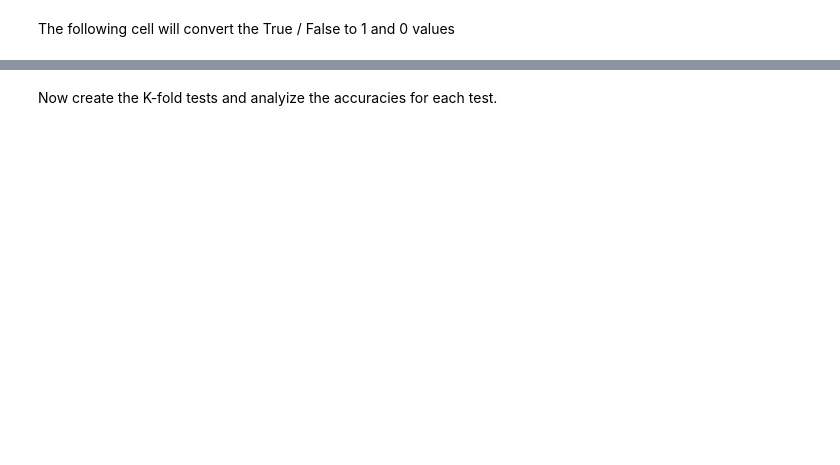
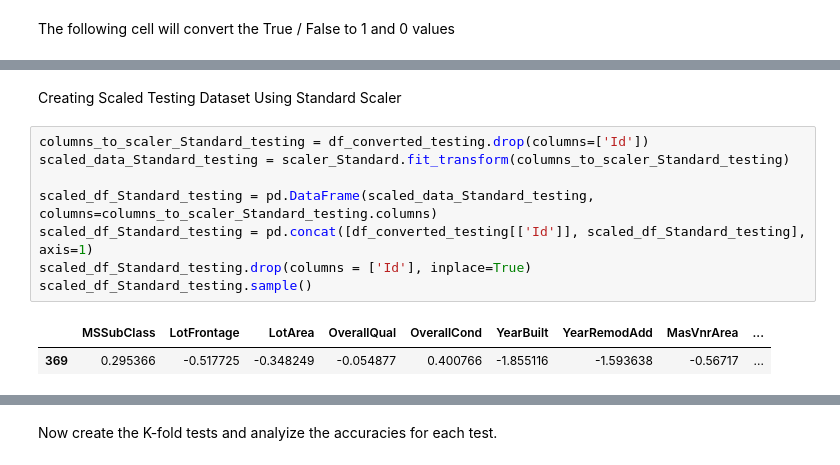
Before and after one commit to Thet-Wai-123/Capstone-Project, a Jupyter notebook: House Prices Regression.ipynb, the cells around one changed output, grey strips where cells are left out. Drawn from its saved outputs; the diff is of its cells as text; blank space fills up the shorter version.

```diff
--- a/House Prices Regression.ipynb
+++ b/House Prices Regression.ipynb
@@ -213 +272,14 @@ scaled_df_Standard.sample()
+# %% [markdown]
+Creating Scaled Testing Dataset Using Standard Scaler
+# %%
+columns_to_scaler_Standard_testing = df_converted_testing.drop(columns=['Id'])
+scaled_data_Standard_testing = scaler_Standard.fit_transform(columns_to_scaler_Standard_testing)
+
+scaled_df_Standard_testing = pd.DataFrame(scaled_data_Standard_testing, columns=columns_to_scaler_Standard_testing.columns)
+scaled_df_Standard_testing = pd.concat([df_converted_testing[['Id']], scaled_df_Standard_testing], axis=1)
+scaled_df_Standard_testing.drop(columns = ['Id'], inplace=True)
+scaled_df_Standard_testing.sample()
+# %% [output]
+|  | MSSubClass | LotFrontage | LotArea | OverallQual | OverallCond | YearBuilt | YearRemodAdd | MasVnrArea | ... |
+| 369 | 0.295366 | -0.517725 | -0.348249 | -0.054877 | 0.400766 | -1.855116 | -1.593638 | -0.56717 | ... |
 # %% [markdown]
```
Also changed, not shown: parts of 25 cells of this notebook.
